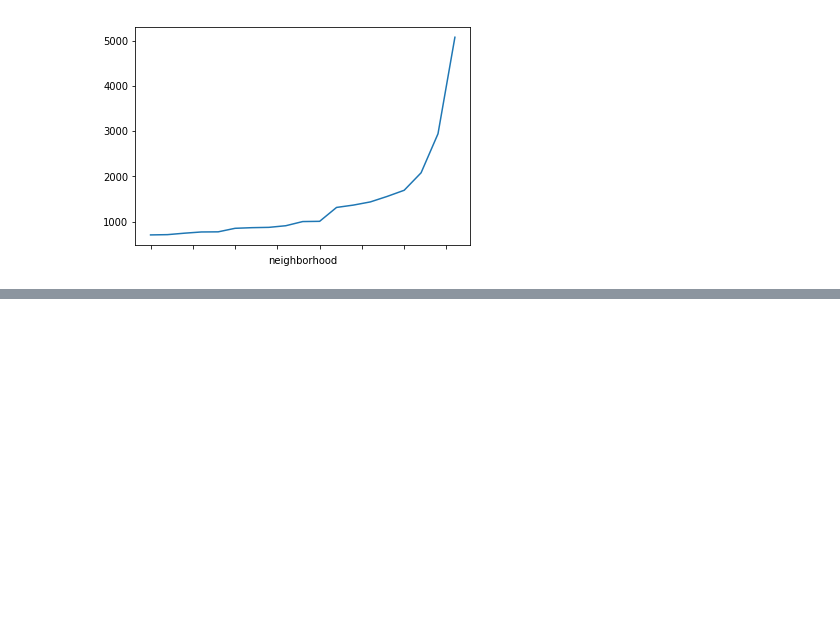
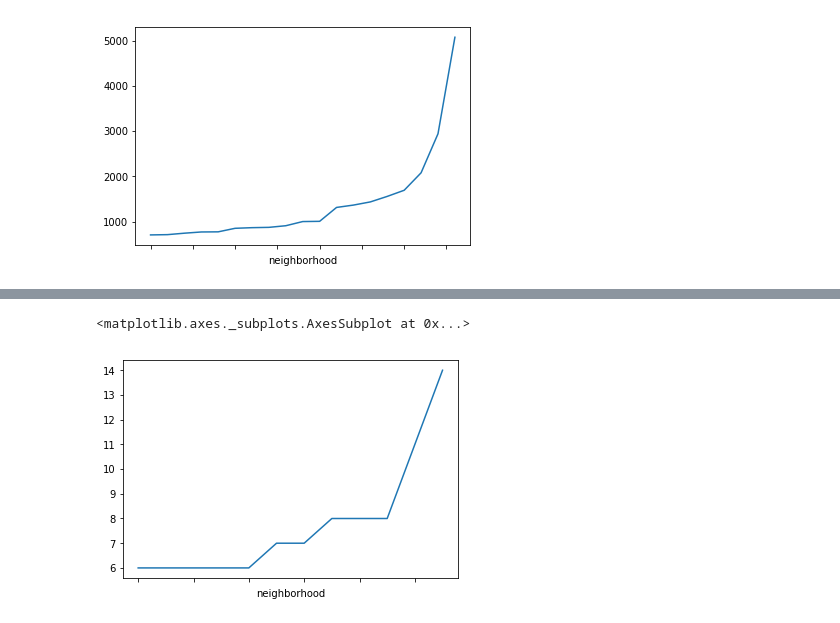
Before and after one commit to Garcia-Bela/FinalLabProject, a Jupyter notebook: TheProof.ipynb, the cells around one changed output, grey strips where cells are left out. Drawn from its saved outputs; the diff is of its cells as text; code cells hidden in the pictures; blank space fills up the shorter version.

```diff
--- a/TheProof.ipynb
+++ b/TheProof.ipynb
@@ -15,9 +15,9 @@ import ssl
 
 ssl._create_default_https_context = ssl._create_unverified_context
 # %%
-pgh_waterfeatures = pd.read_csv("https://data.wprdc.org/datastore/dump/513290a6-2bac-4e41-8029-354cbda6a7b7")
+waterfeatures = pd.read_csv("https://data.wprdc.org/datastore/dump/513290a6-2bac-4e41-8029-354cbda6a7b7")
 
-pgh_waterfeatures.head()
+waterfeatures.head()
 # %% [output]
 |  | id | name | control_type | feature_type | inactive | make | image | neighborhood | ... |
 | 0 | 1816791851 | Able Long Park | Continuous | Drinking Fountain | f | Regular Fountain | https://tools.wprdc.org/images/pi... | Beechview | ... |
@@ -95,0 +127,13 @@ simple_treedisplay.plot()
+# %%
+def filter_less_than(x, threshold):
+    if len(x) <= threshold:
+        return False
+    else:
+        return True
+
+water_amount = waterfeatures.groupby("neighborhood").filter(filter_less_than,
+                                                     threshold=5)
+
+simple_waterdisplay= water_amount.groupby("neighborhood")["id"].count().sort_values(ascending=True)
+
+simple_waterdisplay
@@ -95,0 +155,5 @@ simple_treedisplay.plot()
+# %%
+simple_waterdisplay.plot()
+# %% [output]
+<matplotlib.axes._subplots.AxesSubplot at 0x...>
+[figure, added]
```
Also changed, not shown: parts of 5 cells of this notebook.
